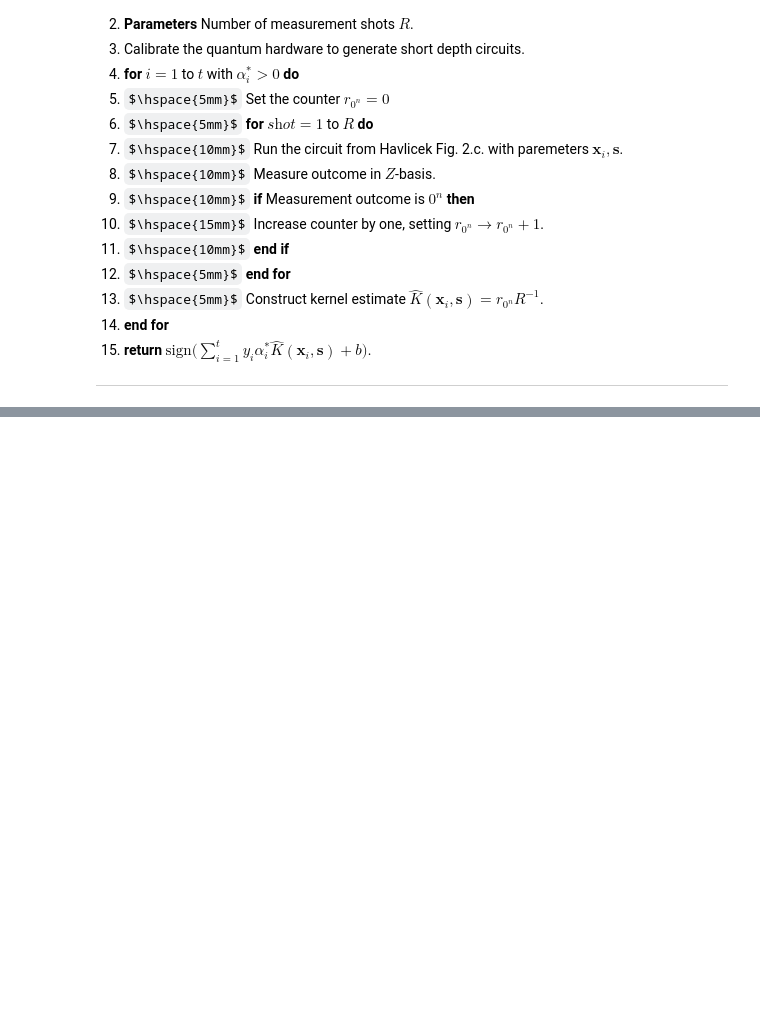
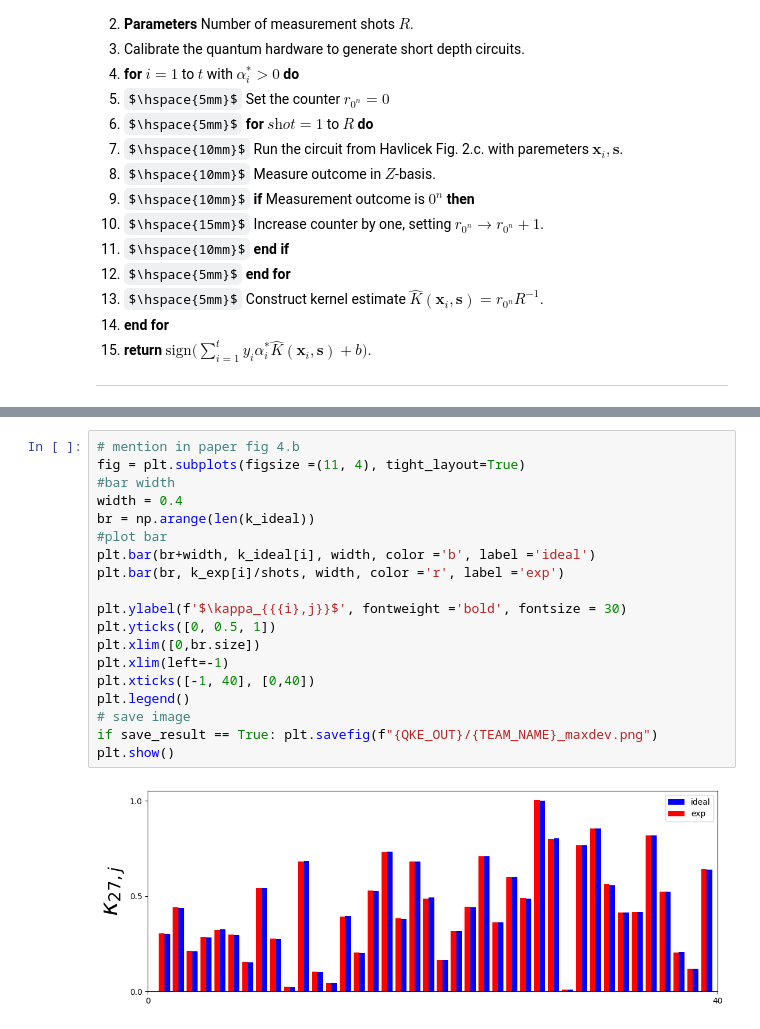
Before and after one commit to qBraid/HAQS-2022, a Jupyter notebook: qml-classifier-challenge/kernel_estimator.ipynb, the cells around one changed output, grey strips where cells are left out. Drawn from its saved outputs; the diff is of its cells as text; some formulas as TeX source; blank space fills up the shorter version.

```diff
--- a/qml-classifier-challenge/kernel_estimator.ipynb
+++ b/qml-classifier-challenge/kernel_estimator.ipynb
@@ -305,0 +654,21 @@ Note that the bias $b$ in $\tilde{m}(\textbf{s})$ can be calculated from the wei
+# %%
+# mention in paper fig 4.b
+fig = plt.subplots(figsize =(11, 4), tight_layout=True)
+#bar width
+width = 0.4
+br = np.arange(len(k_ideal))
+#plot bar
+plt.bar(br+width, k_ideal[i], width, color ='b', label ='ideal')
+plt.bar(br, k_exp[i]/shots, width, color ='r', label ='exp')
+
+plt.ylabel(f'$\kappa_{{{i},j}}$', fontweight ='bold', fontsize = 30)
+plt.yticks([0, 0.5, 1])
+plt.xlim([0,br.size])
+plt.xlim(left=-1)
+plt.xticks([-1, 40], [0,40])
+plt.legend()
+# save image
+if save_result == True: plt.savefig(f"{QKE_OUT}/{TEAM_NAME}_maxdev.png")
+plt.show()
+# %% [output]
+[figure, added]
```
Also changed, not shown: parts of 33 cells of this notebook.
